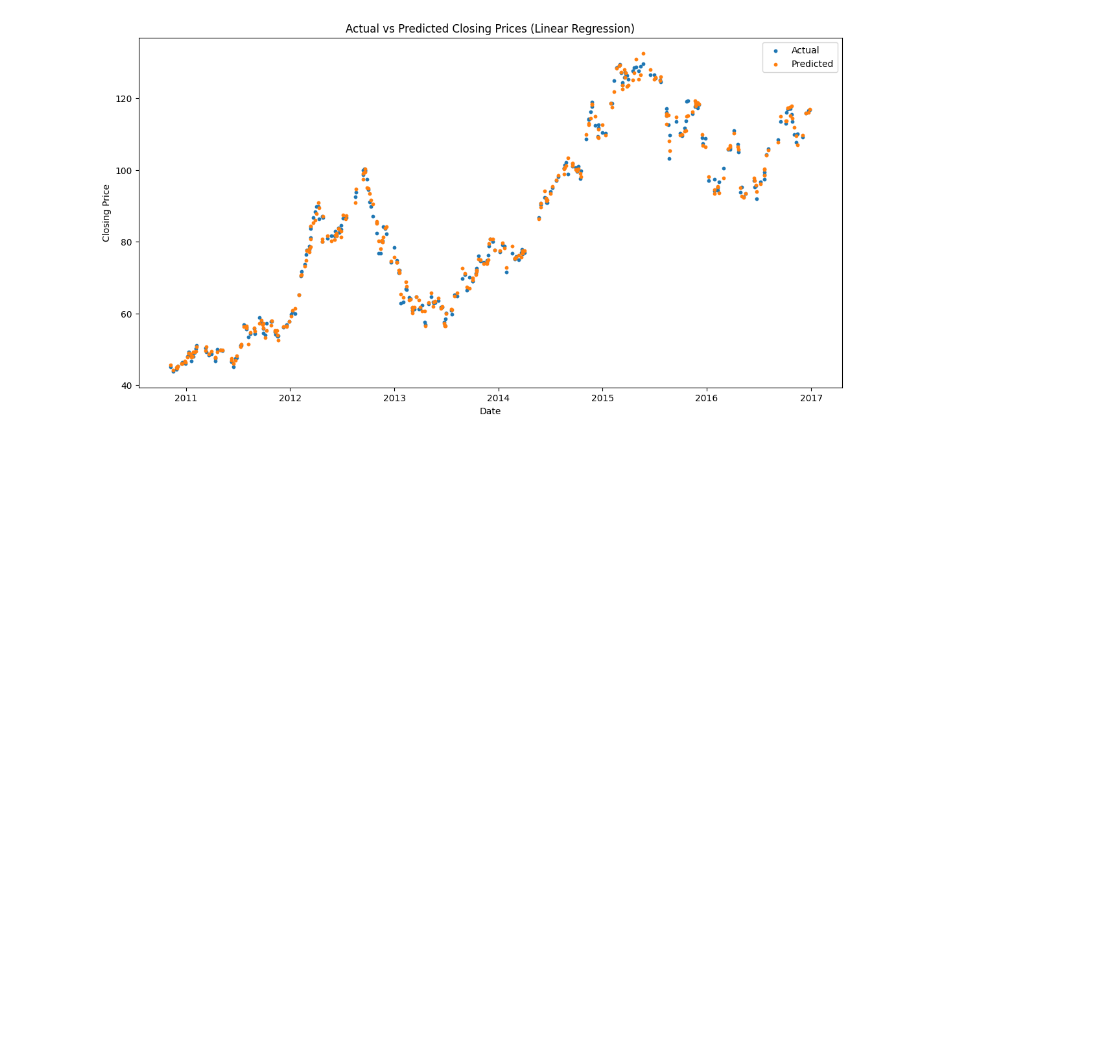
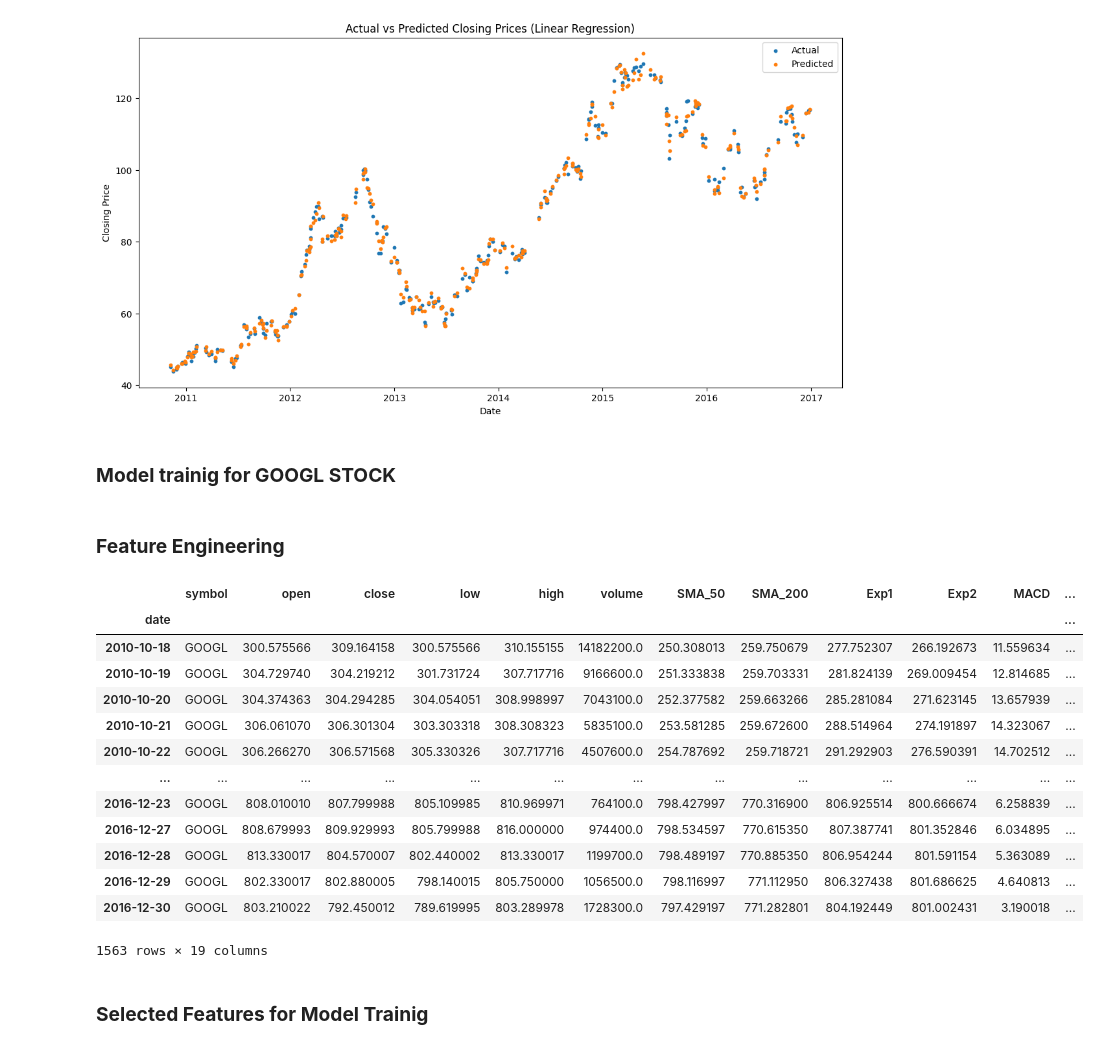
Before and after one commit to fatimakamal21/stock-price-predictions, a Jupyter notebook: stock_market_prediction.ipynb, the cells around one changed output. Cells and saved outputs as stored; diff of their text form; code cells hidden in the pictures; blank space fills up the shorter version.

```diff
--- a/stock_market_prediction.ipynb
+++ b/stock_market_prediction.ipynb
@@ -810,3 +809,51 @@ plt.legend()
 plt.show()
 # %% [output]
 [figure]
+# %% [markdown]
+### **Model trainig for GOOGL STOCK**
+# %%
+# Convert the date column to datetime
+prices_split_adjusted['date'] = pd.to_datetime(prices_split_adjusted['date'])
+
+# Filter data for a specific stock, e.g., 'GOOGL'
+stock_data = prices_split_adjusted[prices_split_adjusted['symbol'] == 'GOOGL'].copy()
+stock_data.set_index('date', inplace=True)
+# %% [markdown]
+### **Feature Engineering**
+# %%
+# Create features based on historical prices
+stock_data['SMA_50'] = stock_data['close'].rolling(window=50).mean()
+stock_data['SMA_200'] = stock_data['close'].rolling(window=200).mean()
+stock_data['Exp1'] = stock_data['close'].ewm(span=12, adjust=False).mean()
+stock_data['Exp2'] = stock_data['close'].ewm(span=26, adjust=False).mean()
+stock_data['MACD'] = stock_data['Exp1'] - stock_data['Exp2']
+stock_data['Signal_Line'] = stock_data['MACD'].ewm(span=9, adjust=False).mean()
+stock_data['Delta'] = stock_data['close'].diff()
+stock_data['Gain'] = stock_data['Delta'].clip(lower=0)
+stock_data['Loss'] = -stock_data['Delta'].clip(upper=0)
+stock_data['Avg_Gain'] = stock_data['Gain'].rolling(window=14).mean()
+stock_data['Avg_Loss'] = stock_data['Loss'].rolling(window=14).mean()
+stock_data['RS'] = stock_data['Avg_Gain'] / stock_data['Avg_Loss']
+stock_data['RSI'] = 100 - (100 / (1 + stock_data['RS']))
+
+# Drop rows with NaN values
+stock_data.dropna(inplace=True)
+# %%
+stock_data
+# %% [output]
+|  | symbol | open | close | low | high | volume | SMA_50 | SMA_200 | Exp1 | Exp2 | MACD | ... |
+| date |  |  |  |  |  |  |  |  |  |  |  | ... |
+| 2010-10-18 | GOOGL | 300.575566 | 309.164158 | 300.575566 | 310.155155 | 14182200.0 | 250.308013 | 259.750679 | 277.752307 | 266.192673 | 11.559634 | ... |
+| 2010-10-19 | GOOGL | 304.729740 | 304.219212 | 301.731724 | 307.717716 | 9166600.0 | 251.333838 | 259.703331 | 281.824139 | 269.009454 | 12.814685 | ... |
+| 2010-10-20 | GOOGL | 304.374363 | 304.294285 | 304.054051 | 308.998997 | 7043100.0 | 252.377582 | 259.663266 | 285.281084 | 271.623145 | 13.657939 | ... |
+| 2010-10-21 | GOOGL | 306.061070 | 306.301304 | 303.303318 | 308.308323 | 5835100.0 | 253.581285 | 259.672600 | 288.514964 | 274.191897 | 14.323067 | ... |
+| 2010-10-22 | GOOGL | 306.266270 | 306.571568 | 305.330326 | 307.717716 | 4507600.0 | 254.787692 | 259.718721 | 291.292903 | 276.590391 | 14.702512 | ... |
+| ... | ... | ... | ... | ... | ... | ... | ... | ... | ... | ... | ... | ... |
+| 2016-12-23 | GOOGL | 808.010010 | 807.799988 | 805.109985 | 810.969971 | 764100.0 | 798.427997 | 770.316900 | 806.925514 | 800.666674 | 6.258839 | ... |
+| 2016-12-27 | GOOGL | 808.679993 | 809.929993 | 805.799988 | 816.000000 | 974400.0 | 798.534597 | 770.615350 | 807.387741 | 801.352846 | 6.034895 | ... |
+| 2016-12-28 | GOOGL | 813.330017 | 804.570007 | 802.440002 | 813.330017 | 1199700.0 | 798.489197 | 770.885350 | 806.954244 | 801.591154 | 5.363089 | ... |
+| 2016-12-29 | GOOGL | 802.330017 | 802.880005 | 798.140015 | 805.750000 | 1056500.0 | 798.116997 | 771.112950 | 806.327438 | 801.686625 | 4.640813 | ... |
+| 2016-12-30 | GOOGL | 803.210022 | 792.450012 | 789.619995 | 803.289978 | 1728300.0 | 797.429197 | 771.282801 | 804.192449 | 801.002431 | 3.190018 | ... |
+1563 rows × 19 columns
+# %% [markdown]
+### **Selected Features for Model Trainig**
```
Also changed, not shown: parts of 31 cells of this notebook.
